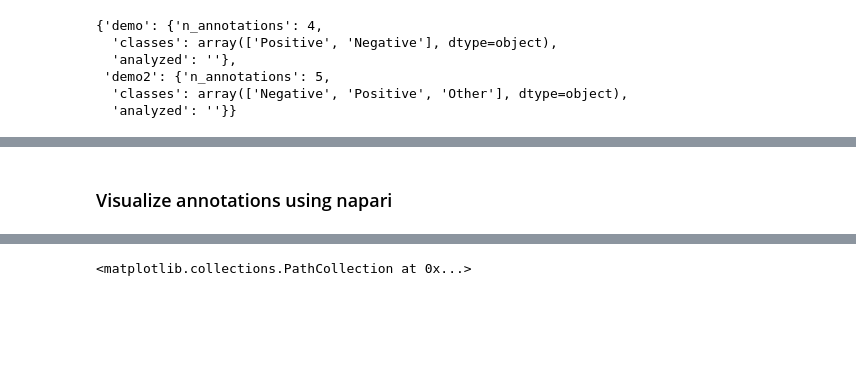
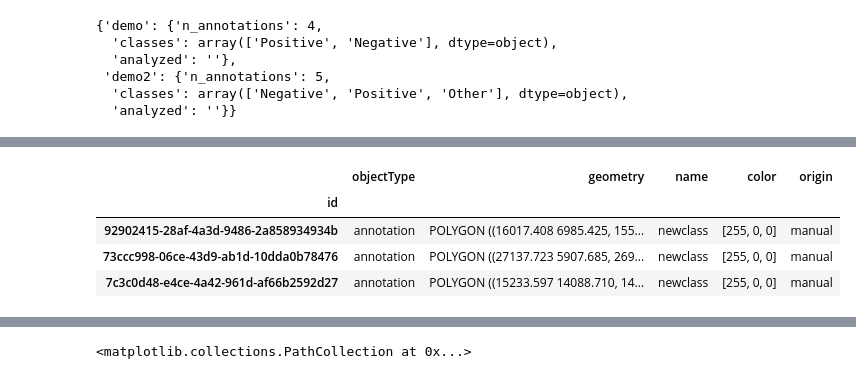
Before and after one commit to b-lemke98/InSituPy-1, a Jupyter notebook: notebooks/dev/04_InSituPy_demo_annotations_widget_tests.ipynb, the cells around one changed output, grey strips where cells are left out. Saved outputs shown, nothing was run; the diff lists cells and outputs as text; code cells hidden in the pictures; blank space fills up the shorter version.

```diff
--- a/notebooks/dev/04_InSituPy_demo_annotations_widget_tests.ipynb
+++ b/notebooks/dev/04_InSituPy_demo_annotations_widget_tests.ipynb
@@ -159,3 +204,9 @@ xd.annotations.demo2
-# %% [markdown]
-### Visualize annotations using napari
+# %%
+xd.annotations.newlabel
+# %% [output]
+|  | objectType | geometry | name | color | origin |
+| id |  |  |  |  |  |
+| 92902415-28af-4a3d-9486-2a858934934b | annotation | POLYGON ((16017.408 6985.425, 155... | newclass | [255, 0, 0] | manual |
+| 73ccc998-06ce-43d9-ab1d-10dda0b78476 | annotation | POLYGON ((27137.723 5907.685, 269... | newclass | [255, 0, 0] | manual |
+| 7c3c0d48-e4ce-4a42-961d-af66b2592d27 | annotation | POLYGON ((15233.597 14088.710, 14... | newclass | [255, 0, 0] | manual |
 # %%
```
Also changed, not shown: parts of 18 cells of this notebook, 1 other file.
